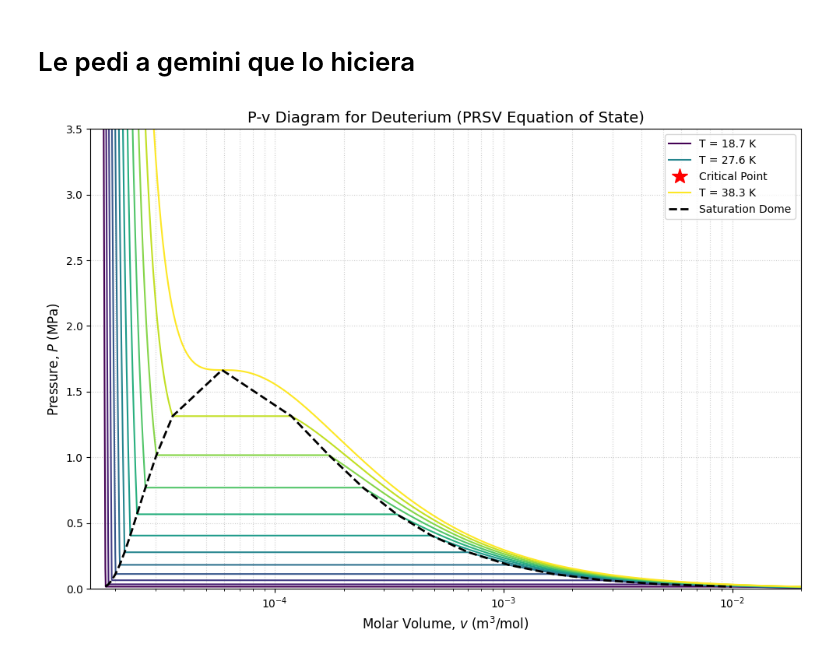
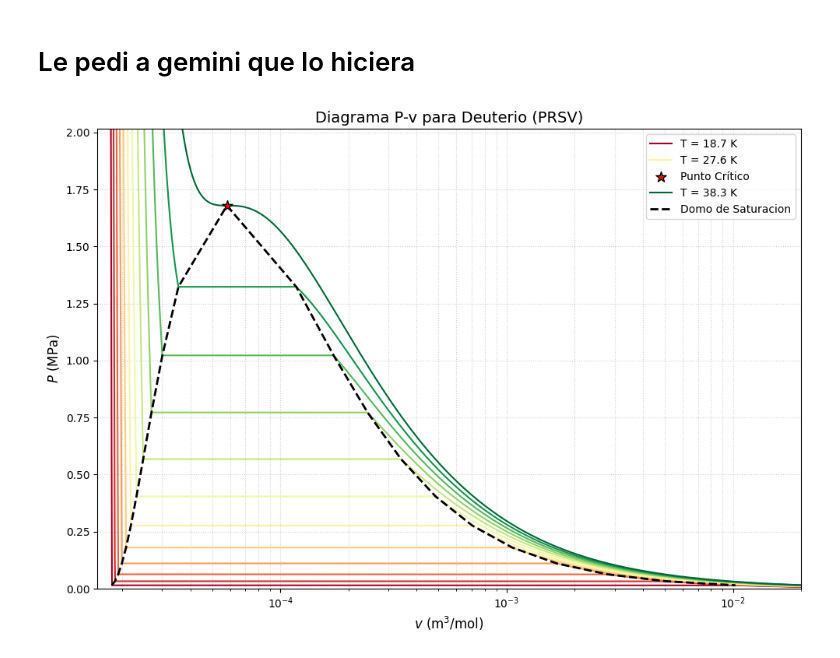
Before and after one commit to premzea/Termodinamica-II, a Jupyter notebook: Parcial 1/code/PRSVdiagram.ipynb, the cells around one changed output. Cells and saved outputs as stored; diff of their text form; code cells hidden in the pictures.

```diff
--- a/Parcial 1/code/PRSVdiagram.ipynb
+++ b/Parcial 1/code/PRSVdiagram.ipynb
@@ -583,34 +582,31 @@ plt.show()
 import numpy as np
 import matplotlib.pyplot as plt
 from scipy.optimize import minimize_scalar
+import chemicals
 
-# --- Constants for Deuterium (D2) ---
-R = 8.31446261815324  # Universal gas constant [J/(mol*K)]
-Tc = 38.3             # Critical Temperature [K]
-Pc = 1.665e6          # Critical Pressure [Pa]
-omega = -0.140        # Acentric factor (Quantum corrected for D2)
-Tt = 18.73            # Triple point temperature [K]
+R = 8.31446261815324  # [J/(mol*K)]
+CAS_NUMBER = chemicals.search_chemical('deuterium').CASs
+Tc = chemicals.Tc(CAS_NUMBER) # [K]
+Pc = chemicals.Pc(CAS_NUMBER)  # [Pa]
+vc = chemicals.Vc(CAS_NUMBER)
+omega = chemicals.omega(CAS_NUMBER)
+Tt = chemicals.Tt(CAS_NUMBER) # Triple point temperature [K]
 
-# PRSV parameters
-# kappa_1 is typically a fitted parameter; 0.0 is used for fluids lacking specific PRSV tables
+# PRSV parametros para deuterio
 kappa_1 = 0.0
-kappa_0 = 0.378893 + 1.4897153*omega - 0.17131848*(omega**2) + 0.0196554*(omega**3)
+kappa_0 = 0.378893 + 1.4897153*omega - 0.1713184*(omega**2) + 0.0196554*(omega**3)
 
-# Core Peng-Robinson parameters
+#PRSV Parametros generales
 a_c = 0.457235 * (R**2 * Tc**2) / Pc
 b = 0.077796 * R * Tc / Pc
-Zc = 0.3074  # Typical critical compressibility for PR EOS
-vc = Zc * R * Tc / Pc
+Zc = Pc*vc/(R*Tc)
 
 def get_alpha(T):
-    """Calculate the PRSV alpha function."""
     Tr = T / Tc
     kappa = kappa_0 + kappa_1 * (1.0 + np.sqrt(Tr)) * (0.7 - Tr)
     return (1.0 + kappa * (1.0 - np.sqrt(Tr)))**2
 
-def get_spinodal(T, a_T):
-    """Finds the local minimum and maximum pressures (spinodals) analytically."""
-    # Derivative of PR EOS w.r.t volume equals 0 expands to a 4th order polynomial
+def getMaxMin(T, a_T):
     coeffs = [
         R * T,
         4 * b * R * T - 2 * a_T,
@@ -620,27 +616,24 @@ def get_spinodal(T, a_T):
     ]
     roots = np.roots(coeffs)
     real_roots = np.real(roots[np.isclose(np.imag(roots), 0)])
-    real_roots = real_roots[real_roots > b] # Volume must be greater than b
+    real_roots = real_roots[real_roots > b] # b es el tama;o de la molecula
 
     if len(real_roots) >= 2:
         real_roots = np.sort(real_roots)
         v1, v2 = real_roots[0], real_roots[1]
-        P1 = R * T / (v1 - b) - a_T / (v1**2 + 2 * b * v1 - b**2)
-        P2 = R * T / (v2 - b) - a_T / (v2**2 + 2 * b * v2 - b**2)
+        P1 = PRSV_P(v1, T)
+        P2 = PRSV_P(v2, T)
         P_min, P_max = min(P1, P2), max(P1, P2)
-        return max(1.0, P_min), P_max  # Pressure must be > 0
+        return max(1.0, P_min), P_max  # Presiones no pueden ser taaaaan bajitas
     return None, None
 
 def maxwell_residual(P, T, a_T):
-    """Calculates the area difference for the Maxwell construction."""
     A = a_T * P / (R**2 * T**2)
     B = b * P / (R * T)
 
-    # Coefficients for Z^3 + pZ^2 + qZ + r = 0
     roots = np.roots([1.0, B - 1.0, A - 2.0*B - 3.0*B**2, B**3 + B**2 - A*B])
     real_roots = np.real(roots[np.isclose(np.imag(roots), 0)])
 
-    # Must have 3 real roots for a phase split
     if len(real_roots) < 3:
         return 1e9
 
@@ -648,7 +641,6 @@ def maxwell_residual(P, T, a_T):
     Z_l, Z_g = real_roots[0], real_roots[-1]
     v_l, v_g = Z_l * R * T / P, Z_g * R * T / P
 
-    # Analytical integral of the PR equation
     R1 = b * (1.0 - np.sqrt(2.0))
     R2 = b * (1.0 + np.sqrt(2.0))
 
@@ -657,11 +649,9 @@ def maxwell_residual(P, T, a_T):
         ((v_g + R1) * (v_l + R2)) / ((v_g + R2) * (v_l + R1))
     )
 
-    # Integral minus the rectangular area P * (v_g - v_l)
     return term1 - term2 - P * (v_g - v_l)
 
 def get_roots(P, T, a_T):
-    """Retrieve liquid and vapor volumes for a converged Pressure."""
     A = a_T * P / (R**2 * T**2)
     B = b * P / (R * T)
     roots = np.roots([1.0, B - 1.0, A - 2.0*B - 3.0*B**2, B**3 + B**2 - A*B])
@@ -678,58 +668,53 @@ temperatures = np.linspace(Tt, Tc, 12)
 v_l_sat_list, v_g_sat_list, P_sat_list = [], [], []
 
 # Use custom colormap for isotherms
-colors = plt.cm.viridis(np.linspace(0, 1, len(temperatures)))
+colors = plt.cm.RdYlGn(np.linspace(0, 1, len(temperatures)))
+
 
 for i, T in enumerate(temperatures):
     a_T = a_c * get_alpha(T)
     P_iso = R * T / (v_grid - b) - a_T / (v_grid**2 + 2 * b * v_grid - b**2)
 
     if T < Tc:
-        P_min, P_max = get_spinodal(T, a_T)
+        P_min, P_max = getMaxMin(T, a_T)
 
-        # Pad bounds slightly to guarantee exactly 3 roots inside the optimization space
-        P_lower = P_min + 1e-4 * (P_max - P_min)
-        P_upper = P_max - 1e-4 * (P_max - P_min)
-
-        # Solve Maxwell equal area via bounded minimization
         res = minimize_scalar(
             lambda P: abs(maxwell_residual(P, T, a_T)),
-            bounds=(P_lower, P_upper),
+            bounds=(P_min, P_max),
             method='bounded'
         )
         P_sat = res.x
         v_l, v_g = get_roots(P_sat, T, a_T)
 
         v_l_sat_list.append(v_l)
         v_g_sat_list.append(v_g)
         P_sat_list.append(P_sat)
 
-        # Flatten the isotherm within the saturation dome
         P_plot = np.where((v_grid >= v_l) & (v_grid <= v_g), P_sat, P_iso)
-    else:
-        # Critical isotherm
+    elif np.isclose(T, Tc):
         P_plot = P_iso
-        plt.plot(vc, Pc, 'r*', markersize=15, label='Critical Point', zorder=5)
+        plt.scatter(vc, Pc/1e6, color='red', s=100, marker='*',
+            label='Punto Crítico', edgecolors='black', zorder=10)
 
-    # Plot each isotherm
     plt.semilogx(v_grid, P_plot / 1e6, color=colors[i],
                  label=f'T = {T:.1f} K' if i in [0, 5, 11] else "")
 
-# Construct and plot the saturation dome
+
 v_dome = v_l_sat_list + [vc] + v_g_sat_list[::-1]
 P_dome = np.array(P_sat_list + [Pc] + P_sat_list[::-1])
-plt.semilogx(v_dome, P_dome / 1e6, 'k--', linewidth=2, label='Saturation Dome', zorder=4)
+plt.semilogx(v_dome, P_dome / 1e6, 'k--', linewidth=2, label='Domo de Saturacion', zorder=4)
+
 
 # Formatting
-plt.title('P-v Diagram for Deuterium (PRSV Equation of State)', fontsize=14)
-plt.xlabel('Molar Volume, $v$ (m$^3$/mol)', fontsize=12)
-plt.ylabel('Pressure, $P$ (MPa)', fontsize=12)
+plt.title('Diagrama P-v para Deuterio (PRSV)', fontsize=14)
+plt.xlabel('$v$ (m$^3$/mol)', fontsize=12)
+plt.ylabel('$P$ (MPa)', fontsize=12)
 plt.xlim(v_grid.min(), v_grid.max())
-plt.ylim(0, 3.5) # Bounded cleanly around the critical pressure of 1.665 MPa
+plt.ylim(0, 1.2*Pc/1e6)
 plt.grid(True, which="both", ls=":", alpha=0.6)
 plt.legend()
 plt.tight_layout()
 
 plt.show()
 # %% [output]
-[figure, old version]
+[figure, new version]
```
Also changed, not shown: parts of 1 cell of this notebook.
